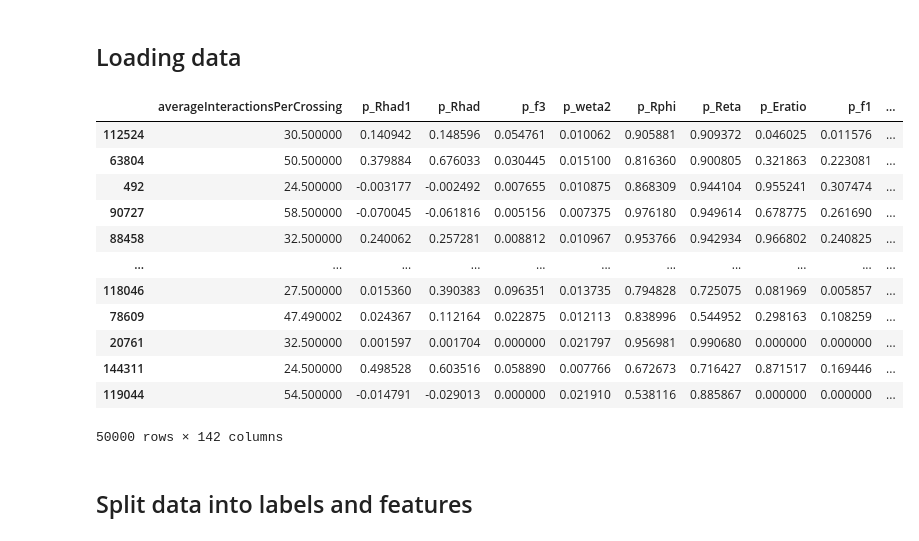
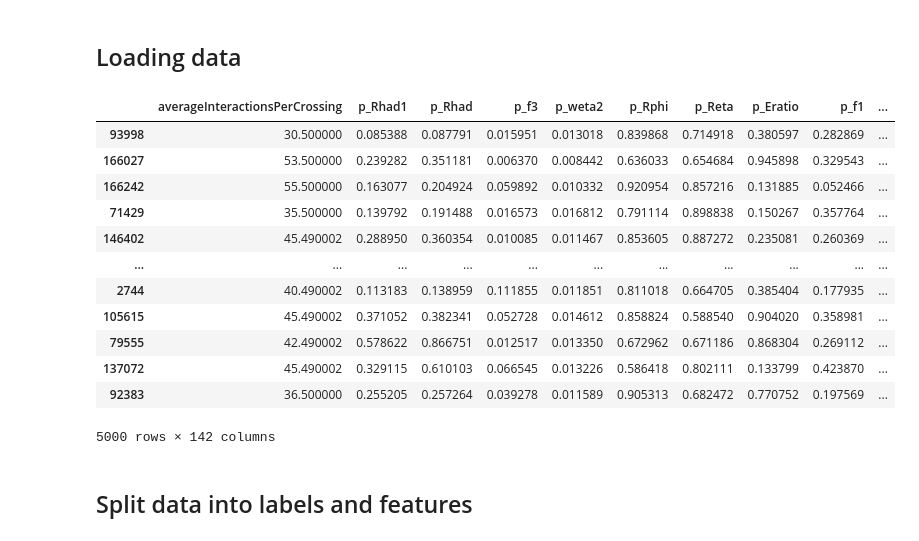
Before and after one commit to murnanedaniel/HAMLET-Demo, a Jupyter notebook: Demo.ipynb, the cells around one changed output. Saved outputs shown, nothing was run; the diff lists cells and outputs as text; code cells hidden in the pictures.

```diff
--- a/Demo.ipynb
+++ b/Demo.ipynb
@@ -44,22 +34,22 @@ class Timer:
 # %% [markdown]
 ## Loading data
 # %%
-data_all = pd.read_hdf("ATLAS_electrons.h5").sample(50_000)
+data_all = pd.read_hdf("ATLAS_electrons.h5").sample(5_000)
 display(data_all)
 # %% [output]
 |  | averageInteractionsPerCrossing | p_Rhad1 | p_Rhad | p_f3 | p_weta2 | p_Rphi | p_Reta | p_Eratio | p_f1 | ... |
-| 112524 | 30.500000 | 0.140942 | 0.148596 | 0.054761 | 0.010062 | 0.905881 | 0.909372 | 0.046025 | 0.011576 | ... |
-| 63804 | 50.500000 | 0.379884 | 0.676033 | 0.030445 | 0.015100 | 0.816360 | 0.900805 | 0.321863 | 0.223081 | ... |
-| 492 | 24.500000 | -0.003177 | -0.002492 | 0.007655 | 0.010875 | 0.868309 | 0.944104 | 0.955241 | 0.307474 | ... |
-| 90727 | 58.500000 | -0.070045 | -0.061816 | 0.005156 | 0.007375 | 0.976180 | 0.949614 | 0.678775 | 0.261690 | ... |
-| 88458 | 32.500000 | 0.240062 | 0.257281 | 0.008812 | 0.010967 | 0.953766 | 0.942934 | 0.966802 | 0.240825 | ... |
+| 93998 | 30.500000 | 0.085388 | 0.087791 | 0.015951 | 0.013018 | 0.839868 | 0.714918 | 0.380597 | 0.282869 | ... |
+| 166027 | 53.500000 | 0.239282 | 0.351181 | 0.006370 | 0.008442 | 0.636033 | 0.654684 | 0.945898 | 0.329543 | ... |
+| 166242 | 55.500000 | 0.163077 | 0.204924 | 0.059892 | 0.010332 | 0.920954 | 0.857216 | 0.131885 | 0.052466 | ... |
+| 71429 | 35.500000 | 0.139792 | 0.191488 | 0.016573 | 0.016812 | 0.791114 | 0.898838 | 0.150267 | 0.357764 | ... |
+| 146402 | 45.490002 | 0.288950 | 0.360354 | 0.010085 | 0.011467 | 0.853605 | 0.887272 | 0.235081 | 0.260369 | ... |
 | ... | ... | ... | ... | ... | ... | ... | ... | ... | ... | ... |
-| 118046 | 27.500000 | 0.015360 | 0.390383 | 0.096351 | 0.013735 | 0.794828 | 0.725075 | 0.081969 | 0.005857 | ... |
-| 78609 | 47.490002 | 0.024367 | 0.112164 | 0.022875 | 0.012113 | 0.838996 | 0.544952 | 0.298163 | 0.108259 | ... |
-| 20761 | 32.500000 | 0.001597 | 0.001704 | 0.000000 | 0.021797 | 0.956981 | 0.990680 | 0.000000 | 0.000000 | ... |
-| 144311 | 24.500000 | 0.498528 | 0.603516 | 0.058890 | 0.007766 | 0.672673 | 0.716427 | 0.871517 | 0.169446 | ... |
-| 119044 | 54.500000 | -0.014791 | -0.029013 | 0.000000 | 0.021910 | 0.538116 | 0.885867 | 0.000000 | 0.000000 | ... |
+| 2744 | 40.490002 | 0.113183 | 0.138959 | 0.111855 | 0.011851 | 0.811018 | 0.664705 | 0.385404 | 0.177935 | ... |
+| 105615 | 45.490002 | 0.371052 | 0.382341 | 0.052728 | 0.014612 | 0.858824 | 0.588540 | 0.904020 | 0.358981 | ... |
+| 79555 | 42.490002 | 0.578622 | 0.866751 | 0.012517 | 0.013350 | 0.672962 | 0.671186 | 0.868304 | 0.269112 | ... |
+| 137072 | 45.490002 | 0.329115 | 0.610103 | 0.066545 | 0.013226 | 0.586418 | 0.802111 | 0.133799 | 0.423870 | ... |
+| 92383 | 36.500000 | 0.255205 | 0.257264 | 0.039278 | 0.011589 | 0.905313 | 0.682472 | 0.770752 | 0.197569 | ... |
-50000 rows × 142 columns
+5000 rows × 142 columns
 # %% [markdown]
 ## Split data into labels and features
 # %%
```
Also changed, not shown: parts of 20 cells of this notebook, 1 other file.
